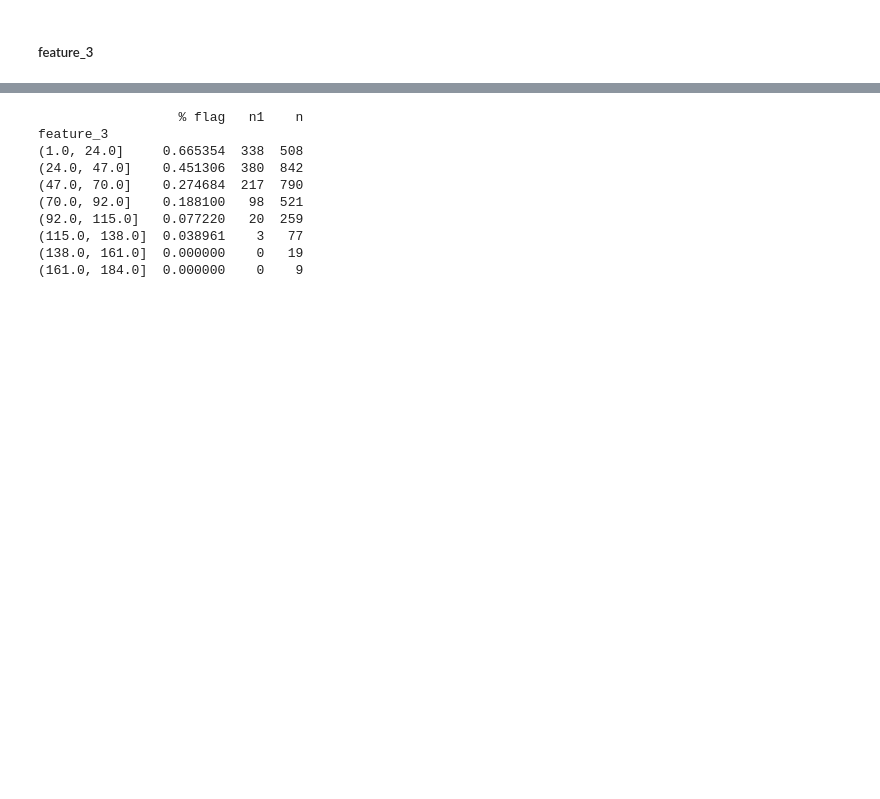
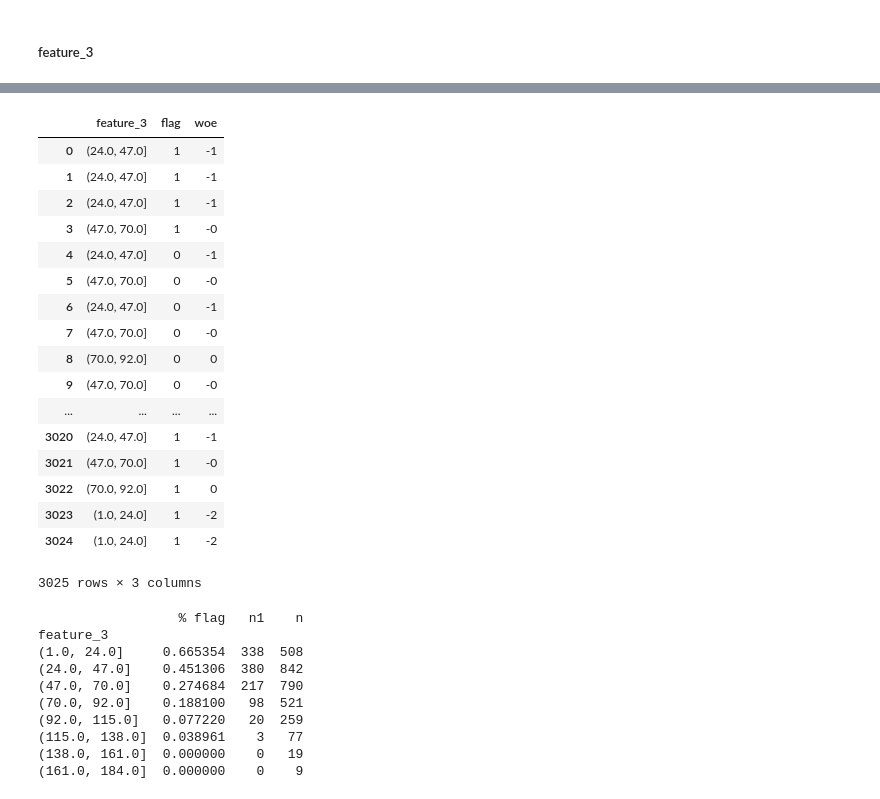
Before and after one commit to adriamoya/glovo, a Jupyter notebook: tasks/Task2_CreatePredictiveAlgorithm_v2.ipynb, the cells around one changed output, grey strips where cells are left out. Drawn from its saved outputs; the diff is of its cells as text; code cells hidden in the pictures; blank space fills up the shorter version.

```diff
--- a/tasks/Task2_CreatePredictiveAlgorithm_v2.ipynb
+++ b/tasks/Task2_CreatePredictiveAlgorithm_v2.ipynb
@@ -152,0 +160,4 @@ plt.show()
+# %%
+df_feature_3 = pd.concat([pd.cut(df['feature_3'], bins=8, precision=0), df['flag']], axis=1)
+df_woe = df_feature_3.groupby('feature_3').pipe(agg_assign, fdict=funcs)
+df_woe
@@ -153,3 +176,39 @@ plt.show()
+# %%
+n1_total = df_woe[('flag', 'sum')].sum()
+n0_total = df_woe[('flag', 'count')].sum() - n1
+# %%
+s_woe = pd.Series(np.zeros(len(df_woe),), name="woe")
+i = 0
+for idx, row in df_woe.iterrows():
+    n1 = row[('flag', 'sum')]
+    n0 = row[('flag', 'count')] - n1
+    if n1_total != 0 and n0_total != 0 and n1 != 0:
+        woe = np.log((n0/n0_total)/(n1/n1_total))
+        s_woe[i] = woe
+        i += 1
+# %%
+df_woe = pd.concat([df_woe.reset_index()['feature_3'], s_woe], axis=1)
+# %%
+pd.merge(df_feature_3, df_woe, how='left', on='feature_3')
+# %% [output]
+|  | feature_3 | flag | woe |
+| 0 | (24.0, 47.0] | 1 | -1 |
+| 1 | (24.0, 47.0] | 1 | -1 |
+| 2 | (24.0, 47.0] | 1 | -1 |
+| 3 | (47.0, 70.0] | 1 | -0 |
+| 4 | (24.0, 47.0] | 0 | -1 |
+| 5 | (47.0, 70.0] | 0 | -0 |
+| 6 | (24.0, 47.0] | 0 | -1 |
+| 7 | (47.0, 70.0] | 0 | -0 |
+| 8 | (70.0, 92.0] | 0 | 0 |
+| 9 | (47.0, 70.0] | 0 | -0 |
+| ... | ... | ... | ... |
+| 3020 | (24.0, 47.0] | 1 | -1 |
+| 3021 | (47.0, 70.0] | 1 | -0 |
+| 3022 | (70.0, 92.0] | 1 | 0 |
+| 3023 | (1.0, 24.0] | 1 | -2 |
+| 3024 | (1.0, 24.0] | 1 | -2 |
+3025 rows × 3 columns
 # %%
 univariate_analysis(df, 'feature_3', 'flag', bins=8, precision=0)
 # %% [output]
```
Also changed, not shown: parts of 13 cells of this notebook, 1 other file.
